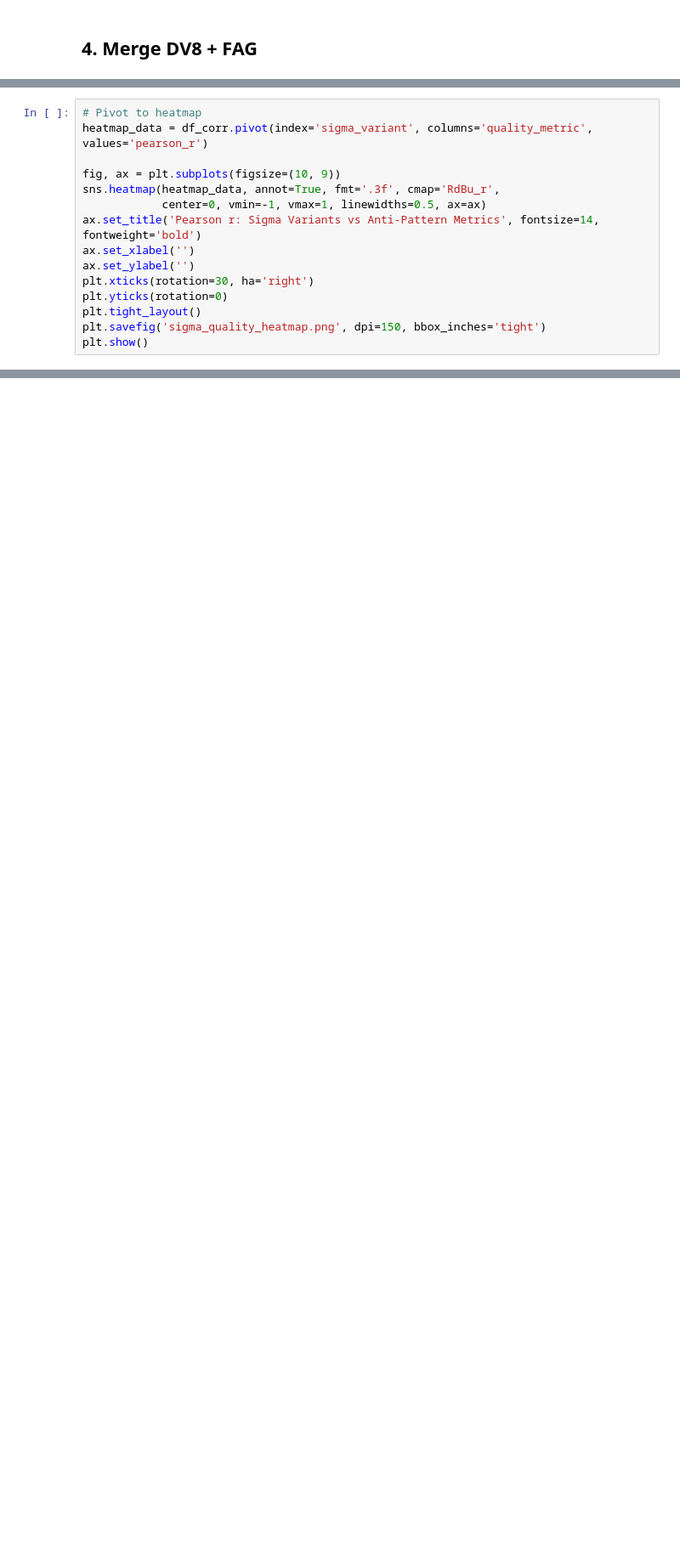
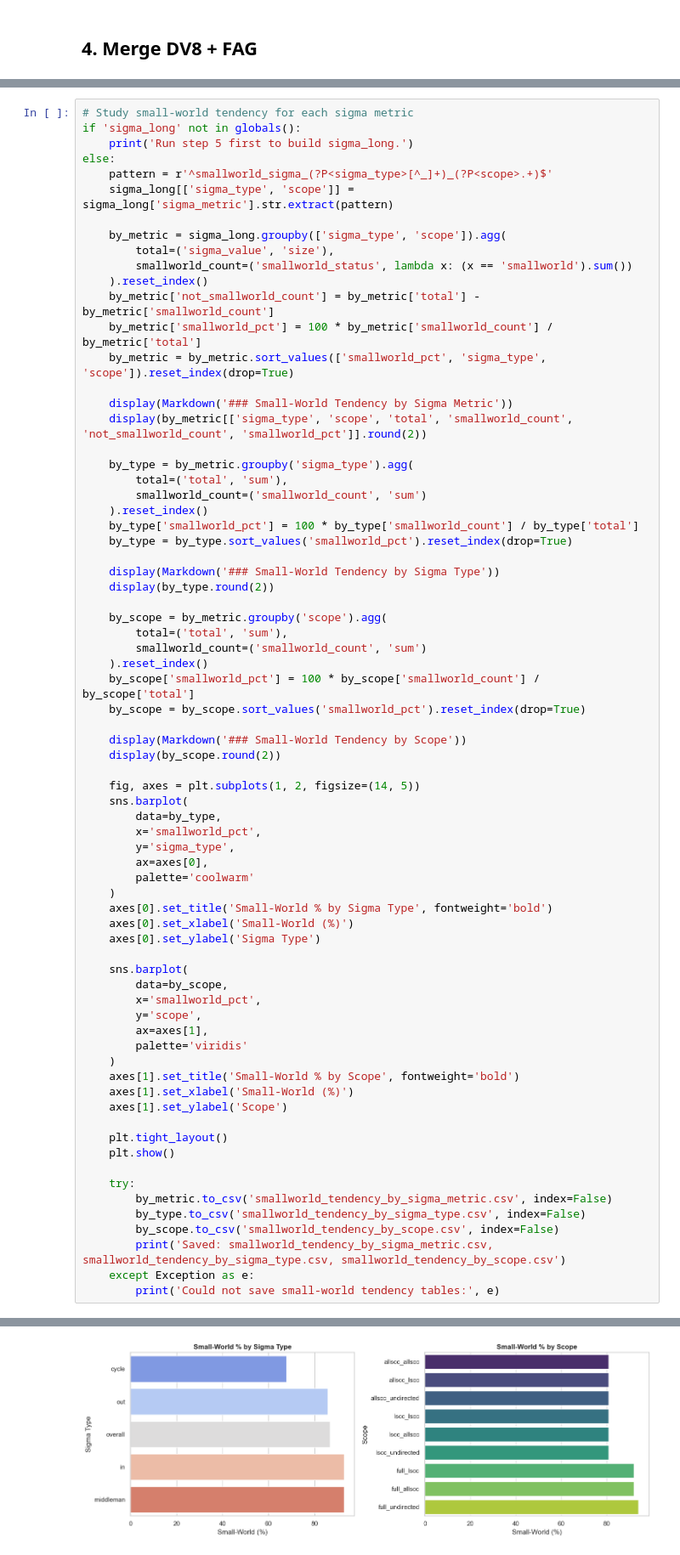
Before and after one commit to MauroZorzin/small-world-property, a Jupyter notebook: analyse.ipynb, the cells around one changed output, grey strips where cells are left out. Shown at 85% size. Cells and saved outputs as stored; diff of their text form; blank space fills up the shorter version.

```diff
--- a/analyse.ipynb
+++ b/analyse.ipynb
@@ -351,15 +179,0 @@ display(Markdown("### Full Sigma × Quality Correlation Table\n\n" +
-# %%
-# Pivot to heatmap
-heatmap_data = df_corr.pivot(index='sigma_variant', columns='quality_metric', values='pearson_r')
-
-fig, ax = plt.subplots(figsize=(10, 9))
-sns.heatmap(heatmap_data, annot=True, fmt='.3f', cmap='RdBu_r',
-            center=0, vmin=-1, vmax=1, linewidths=0.5, ax=ax)
-ax.set_title('Pearson r: Sigma Variants vs Anti-Pattern Metrics', fontsize=14, fontweight='bold')
-ax.set_xlabel('')
-ax.set_ylabel('')
-plt.xticks(rotation=30, ha='right')
-plt.yticks(rotation=0)
-plt.tight_layout()
-plt.savefig('sigma_quality_heatmap.png', dpi=150, bbox_inches='tight')
-plt.show()
@@ -370,0 +267,73 @@ For the primary quality metric `Total_AntiPattern_Density`.
+# %%
+# Study small-world tendency for each sigma metric
+if 'sigma_long' not in globals():
+    print('Run step 5 first to build sigma_long.')
+else:
+    pattern = r'^smallworld_sigma_(?P<sigma_type>[^_]+)_(?P<scope>.+)$'
+    sigma_long[['sigma_type', 'scope']] = sigma_long['sigma_metric'].str.extract(pattern)
+
+    by_metric = sigma_long.groupby(['sigma_type', 'scope']).agg(
+        total=('sigma_value', 'size'),
+        smallworld_count=('smallworld_status', lambda x: (x == 'smallworld').sum())
+    ).reset_index()
+    by_metric['not_smallworld_count'] = by_metric['total'] - by_metric['smallworld_count']
+    by_metric['smallworld_pct'] = 100 * by_metric['smallworld_count'] / by_metric['total']
+    by_metric = by_metric.sort_values(['smallworld_pct', 'sigma_type', 'scope']).reset_index(drop=True)
+
+    display(Markdown('### Small-World Tendency by Sigma Metric'))
+    display(by_metric[['sigma_type', 'scope', 'total', 'smallworld_count', 'not_smallworld_count', 'smallworld_pct']].round(2))
+
+    by_type = by_metric.groupby('sigma_type').agg(
+        total=('total', 'sum'),
+        smallworld_count=('smallworld_count', 'sum')
+    ).reset_index()
+    by_type['smallworld_pct'] = 100 * by_type['smallworld_count'] / by_type['total']
+    by_type = by_type.sort_values('smallworld_pct').reset_index(drop=True)
+
+    display(Markdown('### Small-World Tendency by Sigma Type'))
+    display(by_type.round(2))
+
+    by_scope = by_metric.groupby('scope').agg(
+        total=('total', 'sum'),
+        smallworld_count=('smallworld_count', 'sum')
+    ).reset_index()
+    by_scope['smallworld_pct'] = 100 * by_scope['smallworld_count'] / by_scope['total']
+    by_scope = by_scope.sort_values('smallworld_pct').reset_index(drop=True)
+
+    display(Markdown('### Small-World Tendency by Scope'))
+    display(by_scope.round(2))
+
+    fig, axes = plt.subplots(1, 2, figsize=(14, 5))
+    sns.barplot(
+        data=by_type,
+        x='smallworld_pct',
+        y='sigma_type',
+        ax=axes[0],
+        palette='coolwarm'
+    )
+    axes[0].set_title('Small-World % by Sigma Type', fontweight='bold')
+    axes[0].set_xlabel('Small-World (%)')
+    axes[0].set_ylabel('Sigma Type')
+
+    sns.barplot(
+        data=by_scope,
+        x='smallworld_pct',
+        y='scope',
+        ax=axes[1],
+        palette='viridis'
+    )
+    axes[1].set_title('Small-World % by Scope', fontweight='bold')
+    axes[1].set_xlabel('Small-World (%)')
+    axes[1].set_ylabel('Scope')
+
+    plt.tight_layout()
+    plt.show()
+
+    try:
+        by_metric.to_csv('smallworld_tendency_by_sigma_metric.csv', index=False)
+        by_type.to_csv('smallworld_tendency_by_sigma_type.csv', index=False)
+        by_scope.to_csv('smallworld_tendency_by_scope.csv', index=False)
+        print('Saved: smallworld_tendency_by_sigma_metric.csv, smallworld_tendency_by_sigma_type.csv, smallworld_tendency_by_scope.csv')
+    except Exception as e:
+        print('Could not save small-world tendency tables:', e)
+# %% [output]
@@ -370,0 +376 @@ For the primary quality metric `Total_AntiPattern_Density`.
+[figure, added]
```
Also changed, not shown: parts of 35 cells of this notebook, 2 other files.
